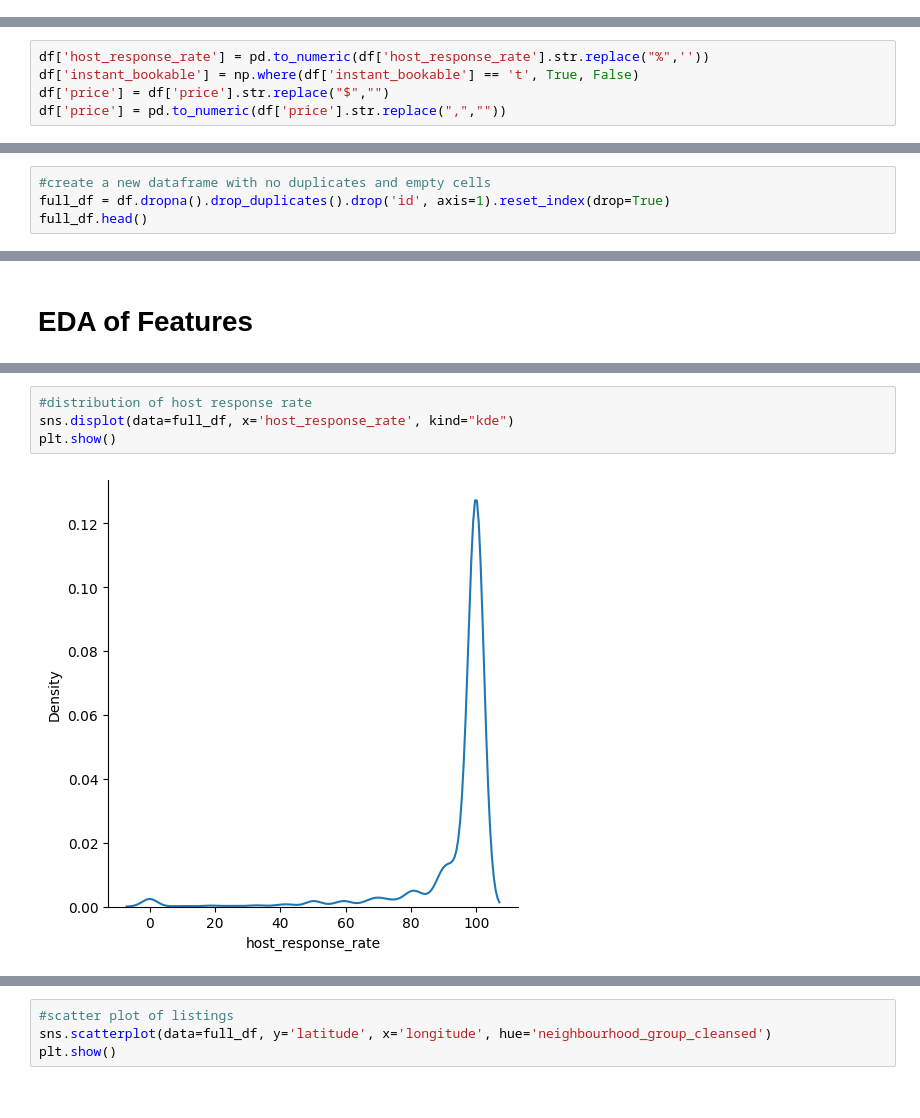
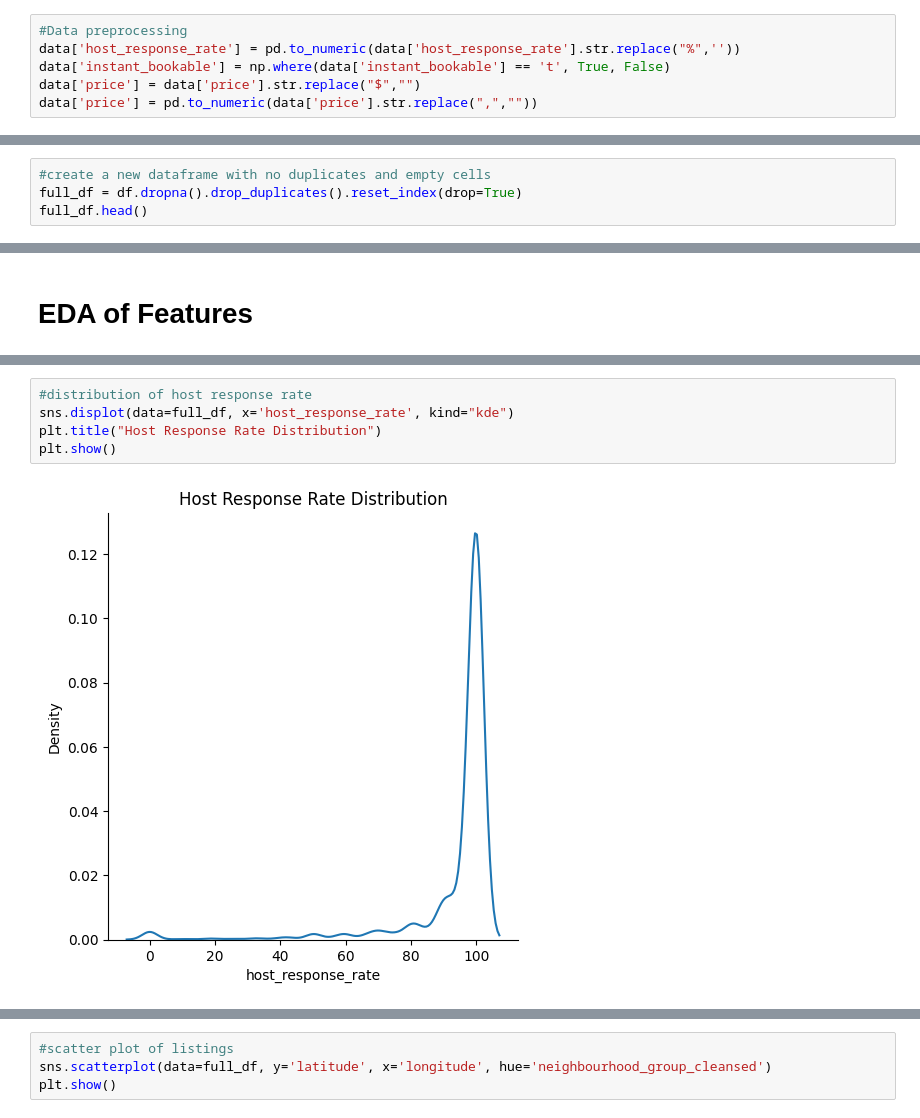
Before and after one commit to 112523chen/CET4973-Fall-Project, a Jupyter notebook: notebook.ipynb, the cells around one changed output, grey strips where cells are left out. Drawn from its saved outputs; the diff is of its cells as text.

```diff
--- a/notebook.ipynb
+++ b/notebook.ipynb
@@ -16,0 +47,6 @@ data.shape
+# %%
+#Data preprocessing
+data['host_response_rate'] = pd.to_numeric(data['host_response_rate'].str.replace("%",''))
+data['instant_bookable'] = np.where(data['instant_bookable'] == 't', True, False)
+data['price'] = data['price'].str.replace("$","")
+data['price'] = pd.to_numeric(data['price'].str.replace(",",""))
@@ -76,5 +104,0 @@ dtype: object
-# %%
-df['host_response_rate'] = pd.to_numeric(df['host_response_rate'].str.replace("%",''))
-df['instant_bookable'] = np.where(df['instant_bookable'] == 't', True, False)
-df['price'] = df['price'].str.replace("$","")
-df['price'] = pd.to_numeric(df['price'].str.replace(",",""))
@@ -170,6 +134,6 @@ df.duplicated().sum()/len(df)*100
 # %%
 #create a new dataframe with no duplicates and empty cells
-full_df = df.dropna().drop_duplicates().drop('id', axis=1).reset_index(drop=True)
+full_df = df.dropna().drop_duplicates().reset_index(drop=True)
 full_df.head()
 # %% [output]
 |  | host_location | host_response_time | host_response_rate | host_neighbourhood | neighbourhood_cleansed | ... |
@@ -189,9 +154,10 @@ plt.show()
 # %%
 #distribution of host response rate
 sns.displot(data=full_df, x='host_response_rate', kind="kde")
+plt.title("Host Response Rate Distribution")
 plt.show()
 # %% [output]
-[figure, old version]
+[figure, new version]
 # %%
 #top 25 host neighborhood
 full_df.host_neighbourhood.value_counts().head(25)
```
Also changed, not shown: parts of 76 cells of this notebook.
